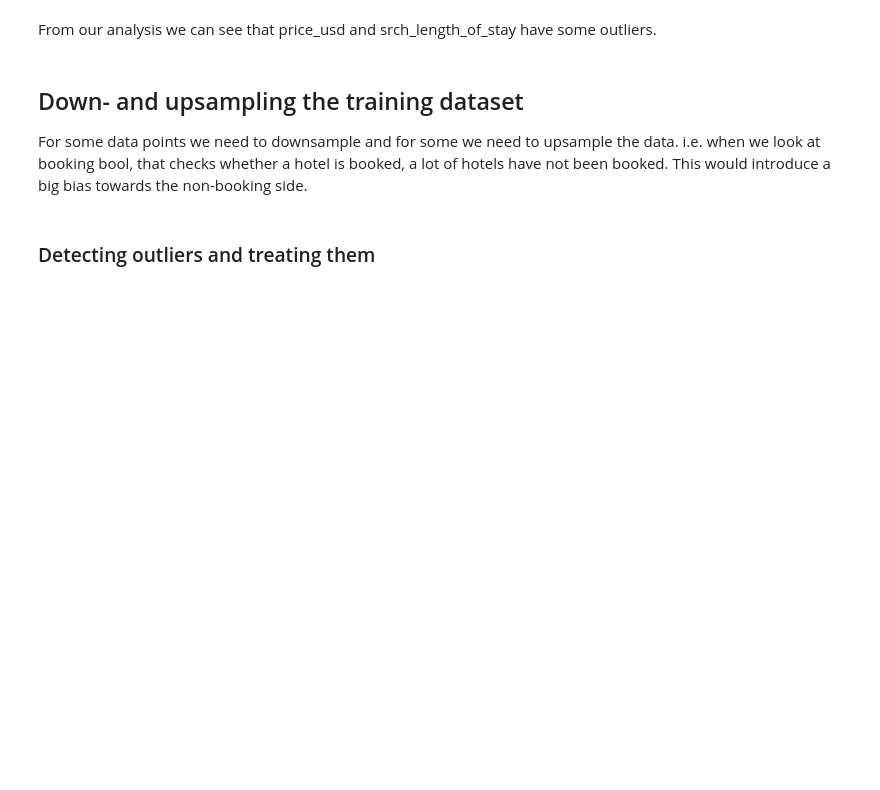
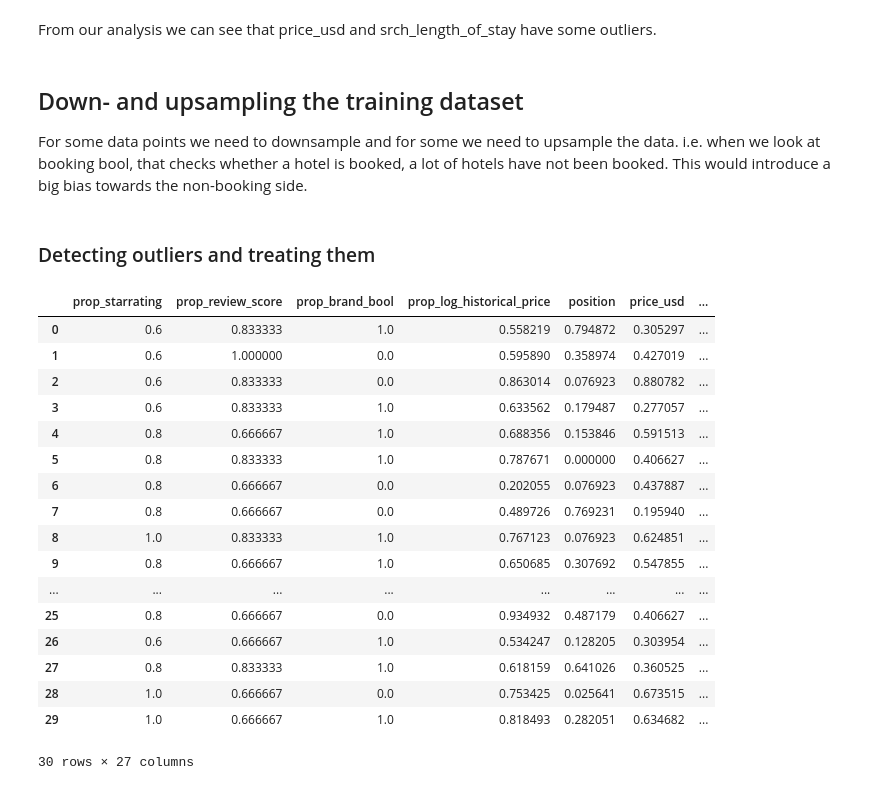
Before and after one commit to SoberZ/data-mining-techniques, a Jupyter notebook: A2/Feature_Engineering.ipynb, the cells around one changed output. Drawn from its saved outputs; the diff is of its cells as text; code cells hidden in the pictures; blank space fills up the shorter version.

```diff
--- a/A2/Feature_Engineering.ipynb
+++ b/A2/Feature_Engineering.ipynb
@@ -241,8 +242,8 @@ def create_df_new_features(df):
 
     # Convert to datetime data type
     df['date_time'] = pd.to_datetime(df['date_time'])
-    df['day'] = df['date_time'].dt.day # Extract day
-    df['season'] = df['date_time'].dt.quarter # Extract season
+    df['day_id'] = df['date_time'].dt.day # Extract day
+    df['season_id'] = df['date_time'].dt.quarter # Extract season
     df = df.drop("date_time", axis=1)
 
     # Merge the competitor data
@@ -389,3 +401,24 @@ else:
 # Get 10k of samples from the final df
 small_sample = pcad_df.sample(n=10000, random_state=1)
 small_sample.to_csv("10k_data.csv" if mode == "train" else "10k_test_data.csv")
+# %%
+pcad_df.head(30)
+# %% [output]
+|  | prop_starrating | prop_review_score | prop_brand_bool | prop_log_historical_price | position | price_usd | ... |
+| 0 | 0.6 | 0.833333 | 1.0 | 0.558219 | 0.794872 | 0.305297 | ... |
+| 1 | 0.6 | 1.000000 | 0.0 | 0.595890 | 0.358974 | 0.427019 | ... |
+| 2 | 0.6 | 0.833333 | 0.0 | 0.863014 | 0.076923 | 0.880782 | ... |
+| 3 | 0.6 | 0.833333 | 1.0 | 0.633562 | 0.179487 | 0.277057 | ... |
+| 4 | 0.8 | 0.666667 | 1.0 | 0.688356 | 0.153846 | 0.591513 | ... |
+| 5 | 0.8 | 0.833333 | 1.0 | 0.787671 | 0.000000 | 0.406627 | ... |
+| 6 | 0.8 | 0.666667 | 0.0 | 0.202055 | 0.076923 | 0.437887 | ... |
+| 7 | 0.8 | 0.666667 | 0.0 | 0.489726 | 0.769231 | 0.195940 | ... |
+| 8 | 1.0 | 0.833333 | 1.0 | 0.767123 | 0.076923 | 0.624851 | ... |
+| 9 | 0.8 | 0.666667 | 1.0 | 0.650685 | 0.307692 | 0.547855 | ... |
+| ... | ... | ... | ... | ... | ... | ... | ... |
+| 25 | 0.8 | 0.666667 | 0.0 | 0.934932 | 0.487179 | 0.406627 | ... |
+| 26 | 0.6 | 0.666667 | 1.0 | 0.534247 | 0.128205 | 0.303954 | ... |
+| 27 | 0.8 | 0.833333 | 1.0 | 0.618159 | 0.641026 | 0.360525 | ... |
+| 28 | 1.0 | 0.666667 | 0.0 | 0.753425 | 0.025641 | 0.673515 | ... |
+| 29 | 1.0 | 0.666667 | 1.0 | 0.818493 | 0.282051 | 0.634682 | ... |
+30 rows × 27 columns
```
Also changed, not shown: parts of 2 cells of this notebook.
